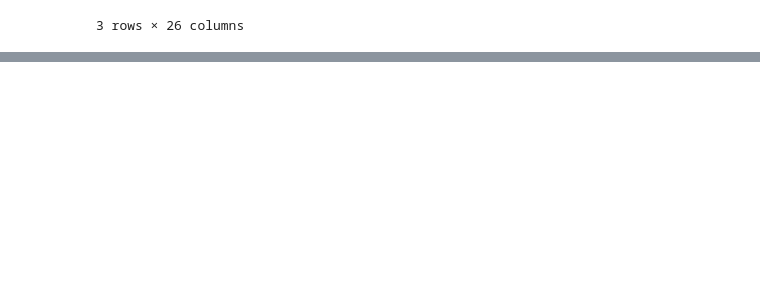
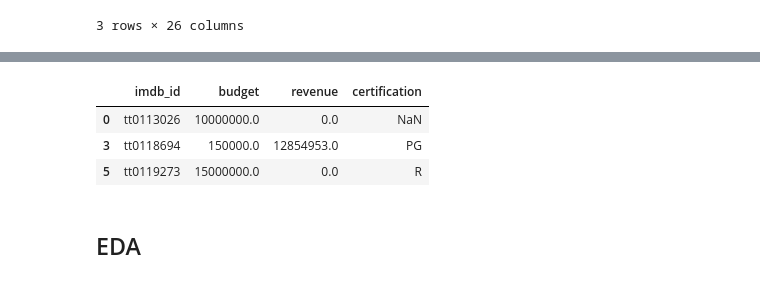
Before and after one commit to norgel/Project_3, a Jupyter notebook: Project 3 Part 2 EDA.ipynb, the cells around one changed output, grey strips where cells are left out. Drawn from its saved outputs; the diff is of its cells as text; code cells hidden in the pictures; blank space fills up the shorter version.

```diff
--- a/Project 3 Part 2 EDA.ipynb
+++ b/Project 3 Part 2 EDA.ipynb
@@ -39,0 +79,4 @@ df2001.head(3)
+# %%
+# Create new df with just imdb_id, budget, rev, and cert
+df = df_merge[['imdb_id', 'budget', 'revenue', 'certification']]
+df
@@ -39,0 +97,14 @@ df2001.head(3)
+# %%
+# Please exclude any movies with 0's for budget AND revenue from the remaining visualizations.
+budget_filter = (df['budget']>0) | (df['revenue']>0)
+# %%
+# Create new df with just the budget_filter
+eda_df = df[budget_filter]
+eda_df.head(3)
+# %% [output]
+|  | imdb_id | budget | revenue | certification |
+| 0 | tt0113026 | 10000000.0 | 0.0 | NaN |
+| 3 | tt0118694 | 150000.0 | 12854953.0 | PG |
+| 5 | tt0119273 | 15000000.0 | 0.0 | R |
+# %% [markdown]
+## EDA
```
Also changed, not shown: parts of 9 cells of this notebook, 3 other files.
